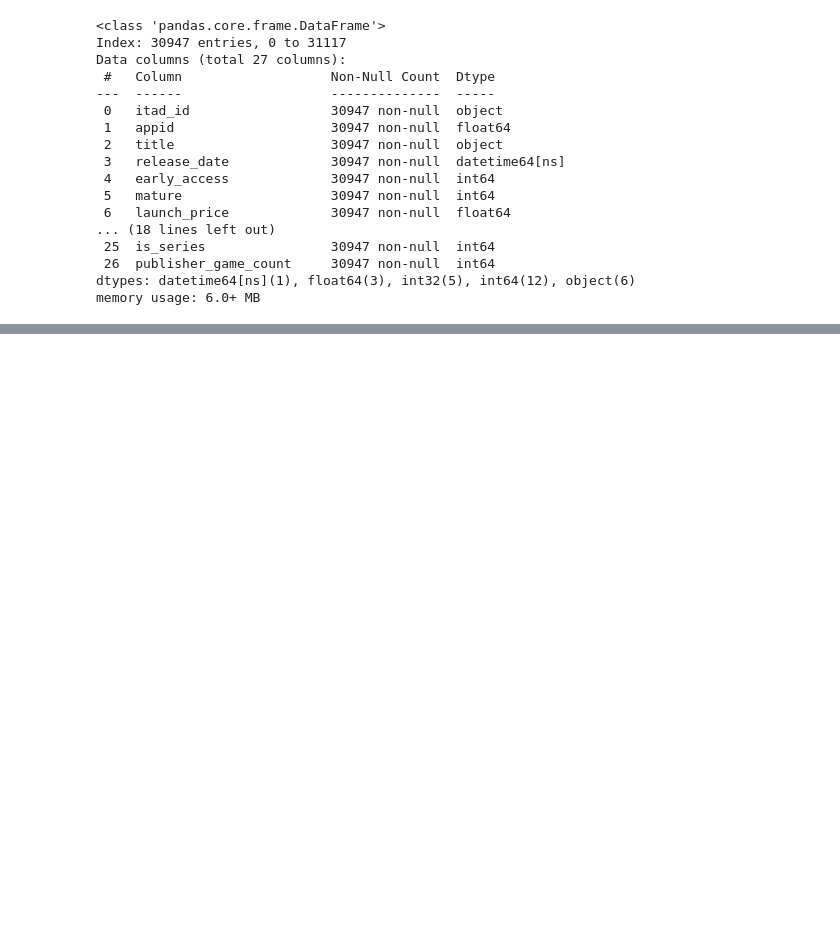
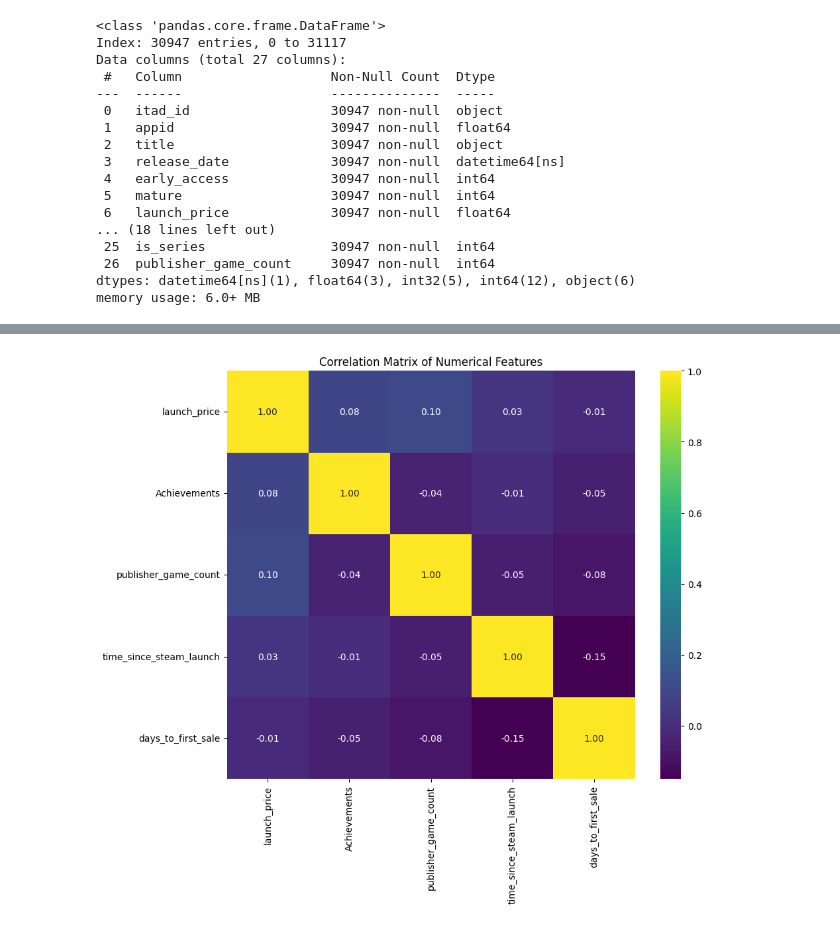
Before and after one commit to faraz1272/steam-discount-forecast, a Jupyter notebook: notebooks/model_building_experimentation.ipynb, the cells around one changed output, grey strips where cells are left out. Drawn from its saved outputs; the diff is of its cells as text; code cells hidden in the pictures; blank space fills up the shorter version.

```diff
--- a/notebooks/model_building_experimentation.ipynb
+++ b/notebooks/model_building_experimentation.ipynb
@@ -855,0 +889,10 @@ memory usage: 6.0+ MB
+# %%
+# coorrelation matrix of numerical features
+
+plt.figure(figsize=(10, 8))
+corr = df_merged[num_cols + ['days_to_first_sale']].corr()
+sns.heatmap(corr, annot=True, fmt=".2f", cmap='viridis', square=True)
+plt.title("Correlation Matrix of Numerical Features")
+plt.show()
+# %% [output]
+[figure, added]
```
Also changed, not shown: parts of 10 cells of this notebook.
